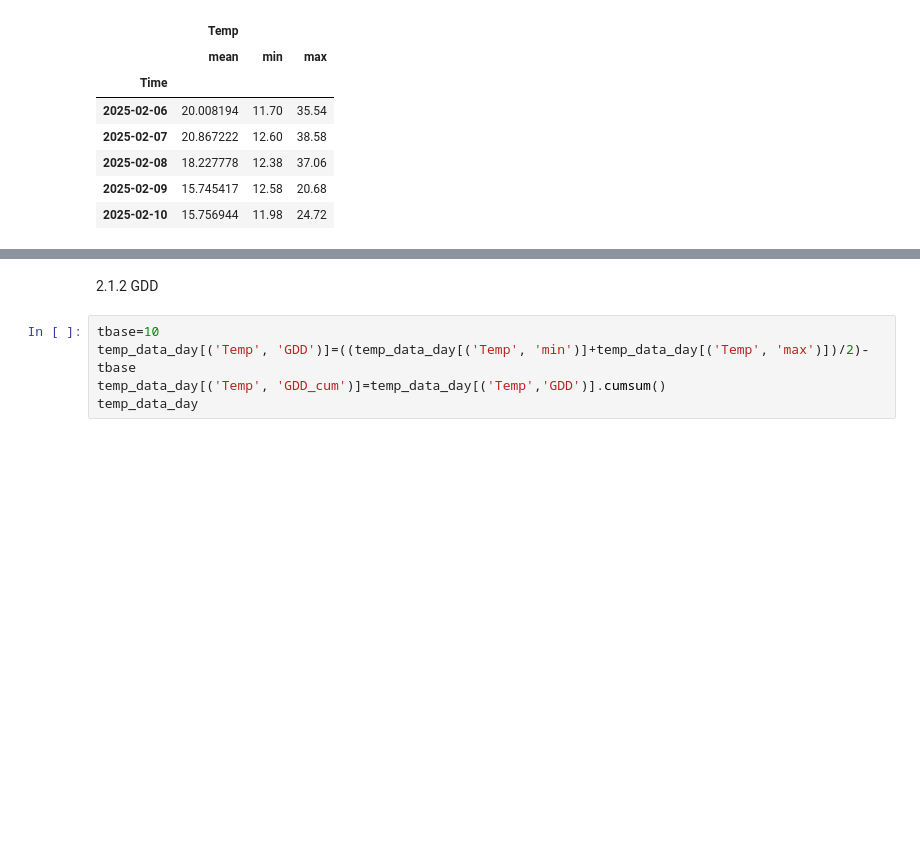
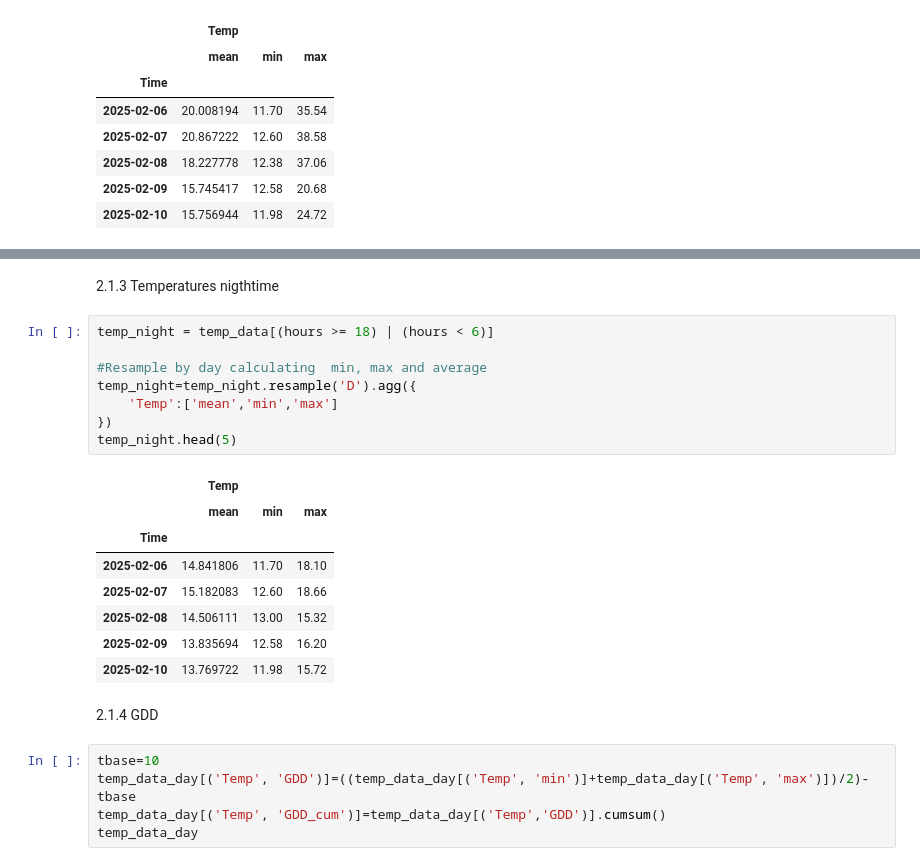
Before and after one commit to JorgeJolaUnal/tomato_climate_project, a Jupyter notebook: TL/TL.ipynb, the cells around one changed output, grey strips where cells are left out. Cells and saved outputs as stored; diff of their text form; blank space fills up the shorter version.

```diff
--- a/TL/TL.ipynb
+++ b/TL/TL.ipynb
@@ -87,5 +120,24 @@ temp_data_day.head(5)
+# %% [markdown]
+2.1.3 Temperatures nigthtime
+# %%
+temp_night = temp_data[(hours >= 18) | (hours < 6)]
+
+#Resample by day calculating  min, max and average
+temp_night=temp_night.resample('D').agg({
+    'Temp':['mean','min','max']
+})
+temp_night.head(5)
+# %% [output]
+|  | Temp |  |  |
+|  | mean | min | max |
+| Time |  |  |  |
+| 2025-02-06 | 14.841806 | 11.70 | 18.10 |
+| 2025-02-07 | 15.182083 | 12.60 | 18.66 |
+| 2025-02-08 | 14.506111 | 13.00 | 15.32 |
+| 2025-02-09 | 13.835694 | 12.58 | 16.20 |
+| 2025-02-10 | 13.769722 | 11.98 | 15.72 |
 # %% [markdown]
-2.1.2 GDD
+2.1.4 GDD
 # %%
 tbase=10
 temp_data_day[('Temp', 'GDD')]=((temp_data_day[('Temp', 'min')]+temp_data_day[('Temp', 'max')])/2)-tbase
```
Also changed, not shown: parts of 12 cells of this notebook, 15 other files.
